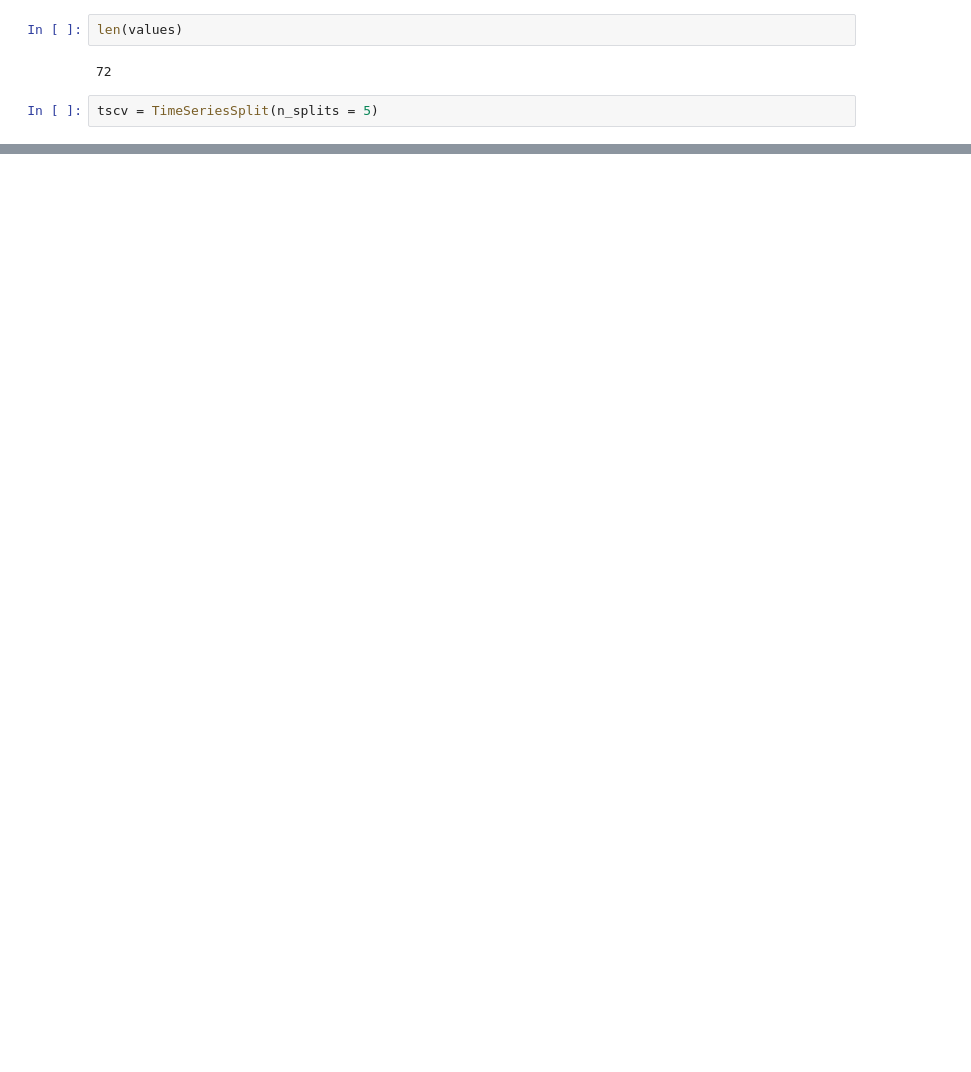
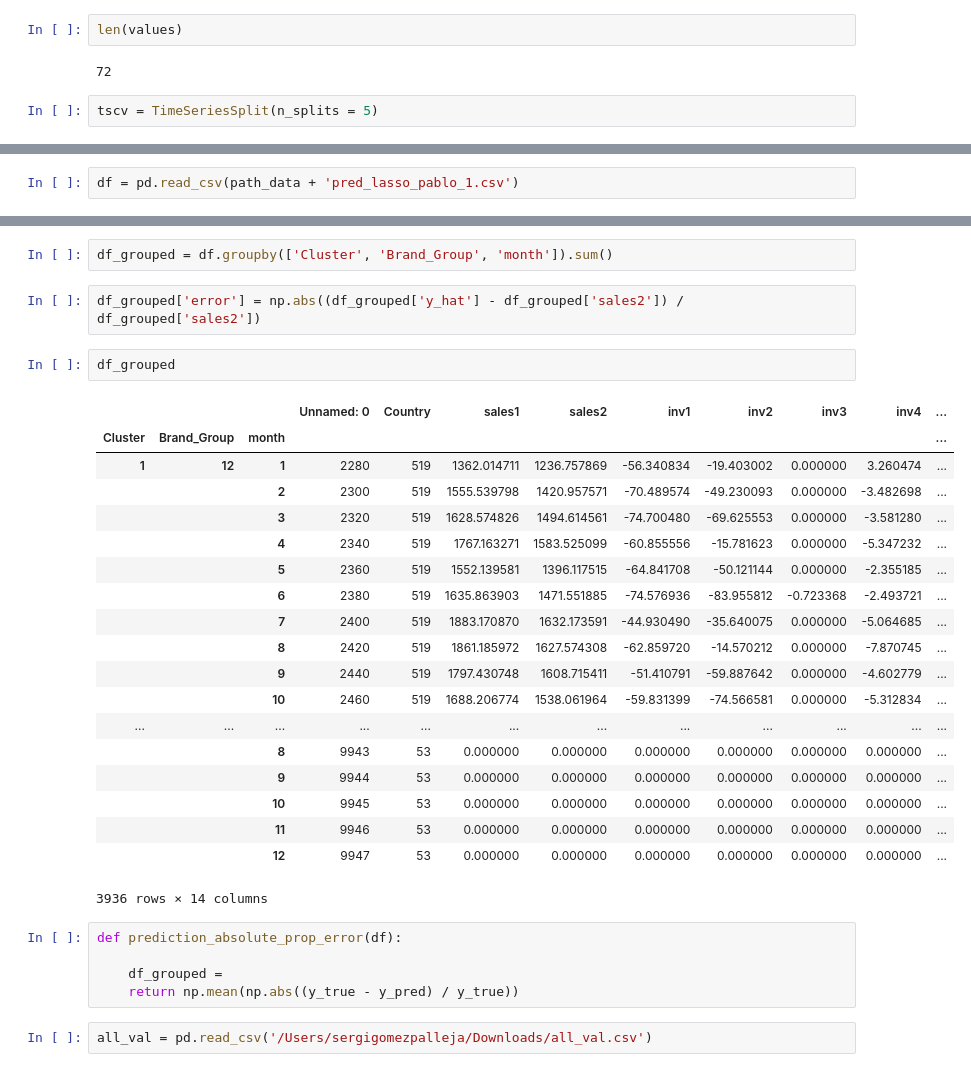
Before and after one commit to SergiGomez/novartis-datathon, a Jupyter notebook: sergi_notebook_prueba_1.ipynb, the cells around one changed output, grey strips where cells are left out. Drawn from its saved outputs; the diff is of its cells as text; blank space fills up the shorter version.

```diff
--- a/sergi_notebook_prueba_1.ipynb
+++ b/sergi_notebook_prueba_1.ipynb
@@ -162,0 +235,2 @@ Train: ['2012-01-01' '2012-02-01' '2012-03-01' '2012-04-01' '2012-05-01'
+# %%
+df = pd.read_csv(path_data + 'pred_lasso_pablo_1.csv')
@@ -162,0 +258,33 @@ Train: ['2012-01-01' '2012-02-01' '2012-03-01' '2012-04-01' '2012-05-01'
+# %%
+df_grouped = df.groupby(['Cluster', 'Brand_Group', 'month']).sum()
+# %%
+df_grouped['error'] = np.abs((df_grouped['y_hat'] - df_grouped['sales2']) / df_grouped['sales2'])
+# %%
+df_grouped
+# %% [output]
+|  |  |  | Unnamed: 0 | Country | sales1 | sales2 | inv1 | inv2 | inv3 | inv4 | ... |
+| Cluster | Brand_Group | month |  |  |  |  |  |  |  |  | ... |
+| 1 | 12 | 1 | 2280 | 519 | 1362.014711 | 1236.757869 | -56.340834 | -19.403002 | 0.000000 | 3.260474 | ... |
+|  |  | 2 | 2300 | 519 | 1555.539798 | 1420.957571 | -70.489574 | -49.230093 | 0.000000 | -3.482698 | ... |
+|  |  | 3 | 2320 | 519 | 1628.574826 | 1494.614561 | -74.700480 | -69.625553 | 0.000000 | -3.581280 | ... |
+|  |  | 4 | 2340 | 519 | 1767.163271 | 1583.525099 | -60.855556 | -15.781623 | 0.000000 | -5.347232 | ... |
+|  |  | 5 | 2360 | 519 | 1552.139581 | 1396.117515 | -64.841708 | -50.121144 | 0.000000 | -2.355185 | ... |
+|  |  | 6 | 2380 | 519 | 1635.863903 | 1471.551885 | -74.576936 | -83.955812 | -0.723368 | -2.493721 | ... |
+|  |  | 7 | 2400 | 519 | 1883.170870 | 1632.173591 | -44.930490 | -35.640075 | 0.000000 | -5.064685 | ... |
+|  |  | 8 | 2420 | 519 | 1861.185972 | 1627.574308 | -62.859720 | -14.570212 | 0.000000 | -7.870745 | ... |
+|  |  | 9 | 2440 | 519 | 1797.430748 | 1608.715411 | -51.410791 | -59.887642 | 0.000000 | -4.602779 | ... |
+|  |  | 10 | 2460 | 519 | 1688.206774 | 1538.061964 | -59.831399 | -74.566581 | 0.000000 | -5.312834 | ... |
+| ... | ... | ... | ... | ... | ... | ... | ... | ... | ... | ... | ... |
+|  |  | 8 | 9943 | 53 | 0.000000 | 0.000000 | 0.000000 | 0.000000 | 0.000000 | 0.000000 | ... |
+|  |  | 9 | 9944 | 53 | 0.000000 | 0.000000 | 0.000000 | 0.000000 | 0.000000 | 0.000000 | ... |
+|  |  | 10 | 9945 | 53 | 0.000000 | 0.000000 | 0.000000 | 0.000000 | 0.000000 | 0.000000 | ... |
+|  |  | 11 | 9946 | 53 | 0.000000 | 0.000000 | 0.000000 | 0.000000 | 0.000000 | 0.000000 | ... |
+|  |  | 12 | 9947 | 53 | 0.000000 | 0.000000 | 0.000000 | 0.000000 | 0.000000 | 0.000000 | ... |
+3936 rows × 14 columns
+# %%
+def prediction_absolute_prop_error(df):
+
+    df_grouped =
+    return np.mean(np.abs((y_true - y_pred) / y_true))
+# %%
+all_val = pd.read_csv('/Users/sergigomezpalleja/Downloads/all_val.csv')
```
Also changed, not shown: parts of 28 cells of this notebook, 6 other files.
